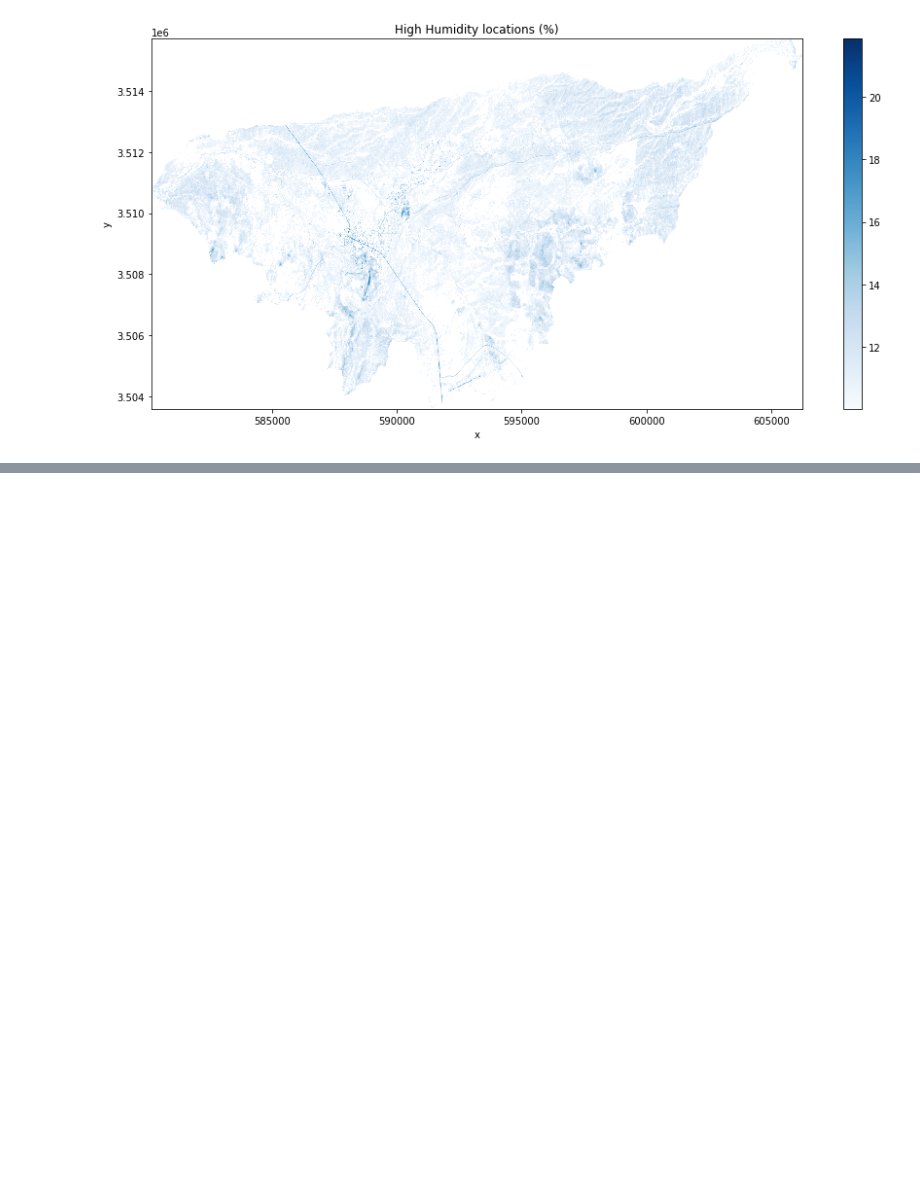
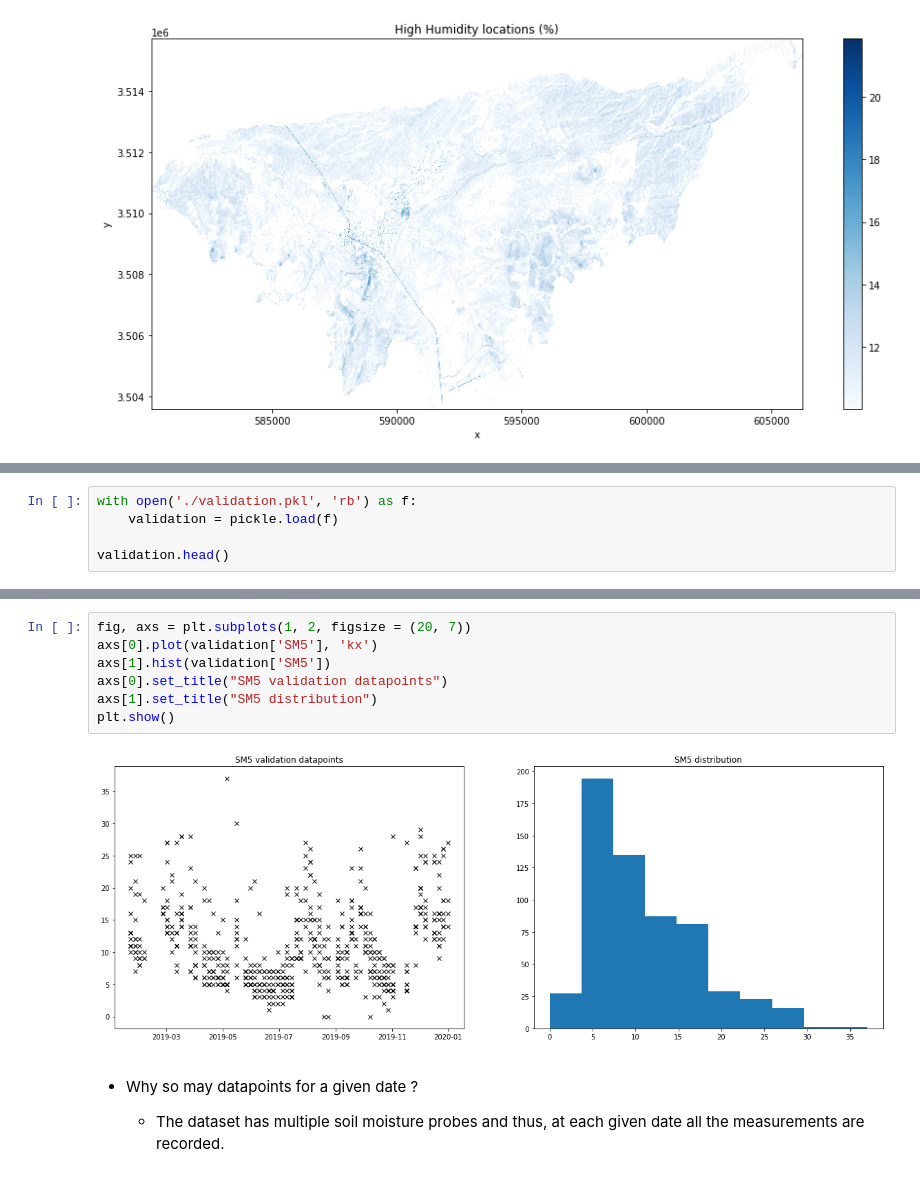
Before and after one commit to VicenteYago/soil_moisture_dataset, a Jupyter notebook: exploring_dataset.ipynb, the cells around one changed output, grey strips where cells are left out. Drawn from its saved outputs; the diff is of its cells as text; blank space fills up the shorter version.

Commit message:
validation dataset ok

```diff
--- a/exploring_dataset.ipynb
+++ b/exploring_dataset.ipynb
@@ -167,0 +167,5 @@ axs.title.set_text("High Humidity locations (%)")
+# %%
+with open('./validation.pkl', 'rb') as f:
+    validation = pickle.load(f)
+
+validation.head()
@@ -167,0 +180,13 @@ axs.title.set_text("High Humidity locations (%)")
+# %%
+fig, axs = plt.subplots(1, 2, figsize = (20, 7))
+axs[0].plot(validation['SM5'], 'kx')
+axs[1].hist(validation['SM5'])
+axs[0].set_title("SM5 validation datapoints")
+axs[1].set_title("SM5 distribution")
+plt.show()
+# %% [output]
+[figure, added]
+# %% [markdown]
+- Why so may datapoints for a given date ?
+
+    - The dataset has multiple soil moisture probes and thus, at each given date all the measurements are recorded.
```
Also changed, not shown: parts of 7 cells of this notebook, 5 other files.
